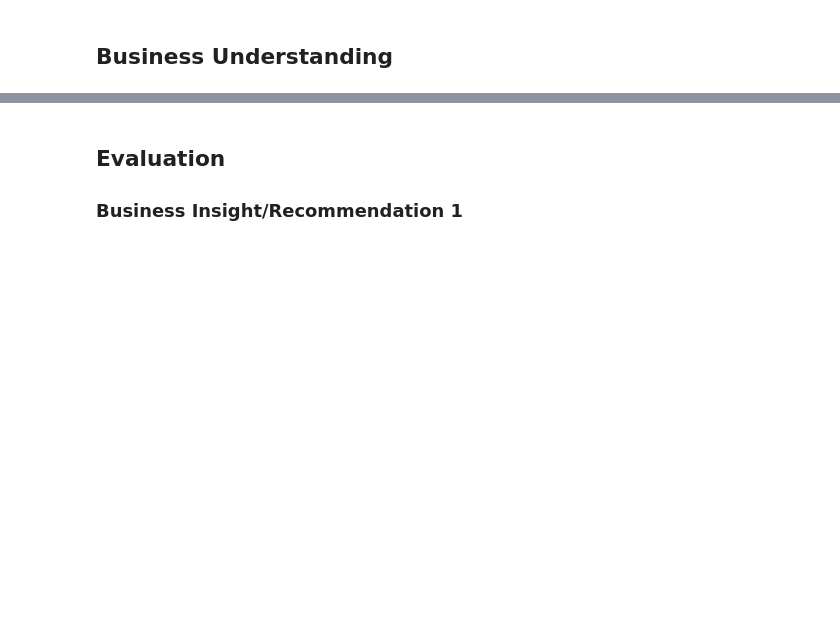
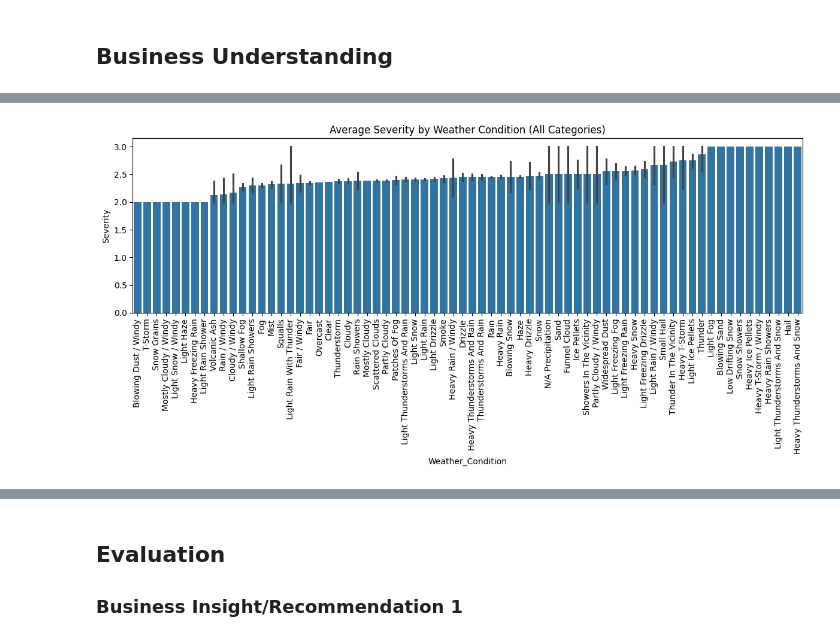
Before and after one commit to ylstha1234/us-traffic-accidents-analysis, a Jupyter notebook: DS_Capstone_Notebook.ipynb, the cells around one changed output, grey strips where cells are left out. Saved outputs shown, nothing was run; the diff lists cells and outputs as text; code cells hidden in the pictures; blank space fills up the shorter version.

```diff
--- a/DS_Capstone_Notebook.ipynb
+++ b/DS_Capstone_Notebook.ipynb
@@ -25,0 +57,3 @@ Text here
+# %%
+# Load the dataset (used 500000 rows because 7.7 million rows may have memory issue)
+df = pd.read_csv('Data/US_Accidents_March23.csv', nrows=500000)
@@ -25,0 +360,15 @@ Text here
+# %%
+# Create derived features
+# Accident duration in hours
+df['Duration_hrs'] = (df['End_Time'] - df['Start_Time']).dt.total_seconds() / 3600
+
+# Time-based features for trend analysis
+df['Year'] = df['Start_Time'].dt.year
+df['Month'] = df['Start_Time'].dt.month
+df['DayOfWeek'] = df['Start_Time'].dt.day_name()
+df['Hour'] = df['Start_Time'].dt.hour
+
+# Weekend feature
+df['Is_Weekend'] = (df['Start_Time'].dt.dayofweek >= 5).astype(int)
+
+print("\nDerived features created successfully.")
@@ -25,0 +433,17 @@ Text here
+# %%
+# Visualization
+# Average Severity by Weather Condition
+plt.figure(figsize=(12,6))
+sns.barplot(
+    data=df,
+    x='Weather_Condition',
+    y='Severity',
+    estimator='mean',
+    order=df.groupby('Weather_Condition')['Severity'].mean().sort_values().index
+)
+plt.xticks(rotation=90)
+plt.title("Average Severity by Weather Condition (All Categories)")
+plt.tight_layout()
+plt.show()
+# %% [output]
+[figure, added]
```
Also changed, not shown: parts of 95 cells of this notebook.
